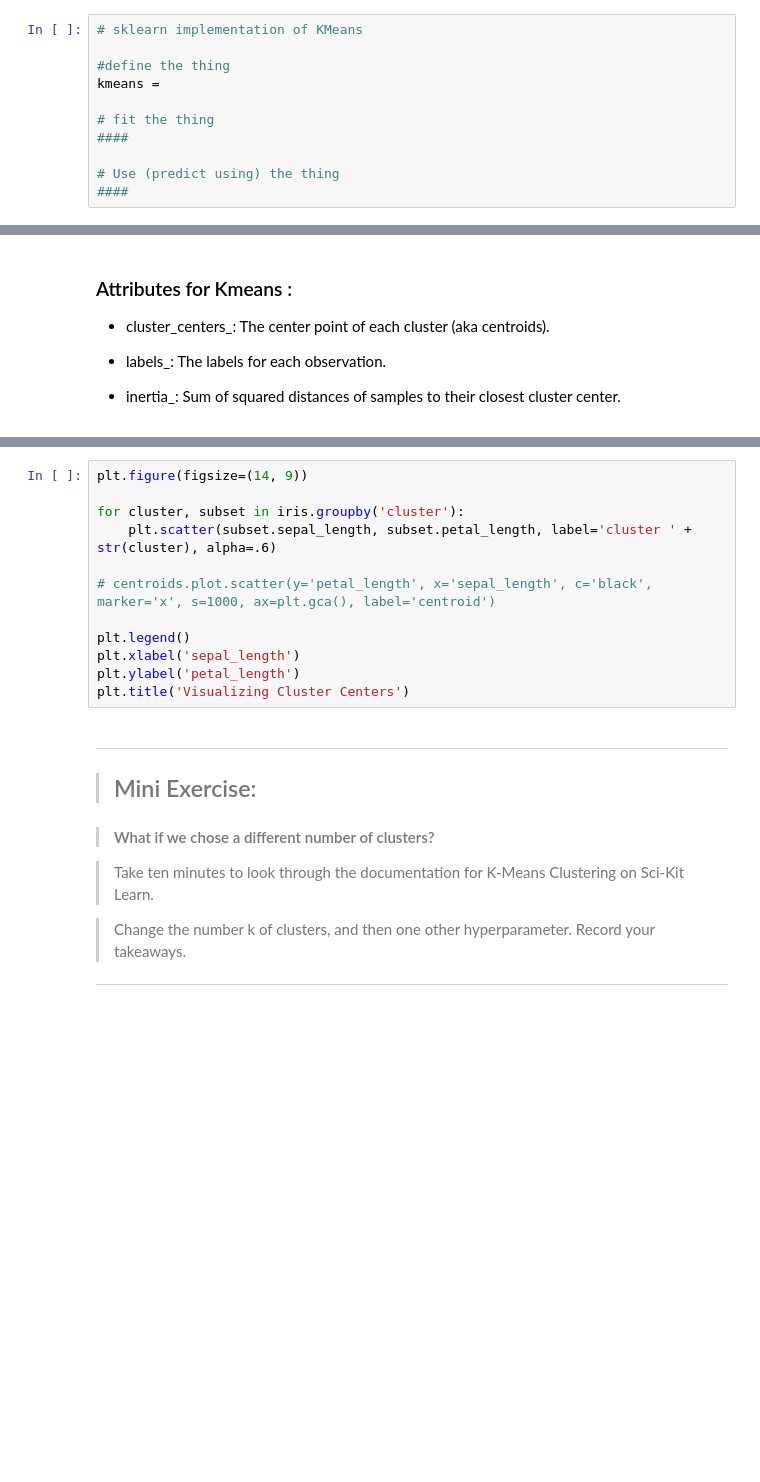
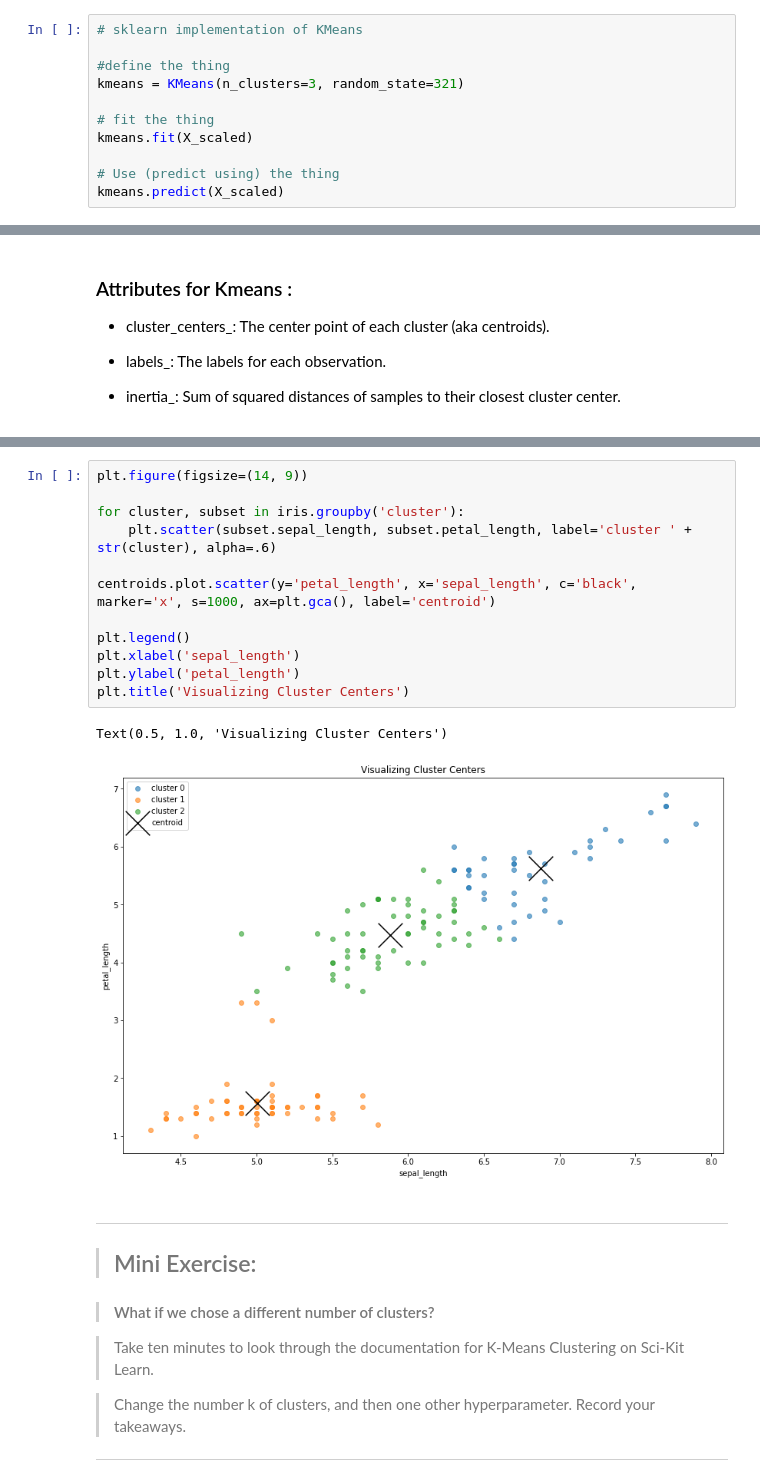
Before and after one commit to jeffakins/clustering_exercises, a Jupyter notebook: modeling.ipynb, the cells around one changed output, grey strips where cells are left out. Cells and saved outputs as stored; diff of their text form; blank space fills up the shorter version.

```diff
--- a/modeling.ipynb
+++ b/modeling.ipynb
@@ -93,10 +123,10 @@ X_scaled.head()
 # sklearn implementation of KMeans
 
 #define the thing
-kmeans =
+kmeans = KMeans(n_clusters=3, random_state=321)
 
 # fit the thing
-####
+kmeans.fit(X_scaled)
 
 # Use (predict using) the thing
-####
+kmeans.predict(X_scaled)
@@ -163,15 +257,18 @@ centroids
 # %%
 plt.figure(figsize=(14, 9))
 
 for cluster, subset in iris.groupby('cluster'):
     plt.scatter(subset.sepal_length, subset.petal_length, label='cluster ' + str(cluster), alpha=.6)
 
-# centroids.plot.scatter(y='petal_length', x='sepal_length', c='black', marker='x', s=1000, ax=plt.gca(), label='centroid')
+centroids.plot.scatter(y='petal_length', x='sepal_length', c='black', marker='x', s=1000, ax=plt.gca(), label='centroid')
 
 plt.legend()
 plt.xlabel('sepal_length')
 plt.ylabel('petal_length')
 plt.title('Visualizing Cluster Centers')
+# %% [output]
+Text(0.5, 1.0, 'Visualizing Cluster Centers')
+[figure, added]
 # %% [markdown]
 ---
 > ## Mini Exercise:
```
Also changed, not shown: parts of 45 cells of this notebook, 1 other file.
